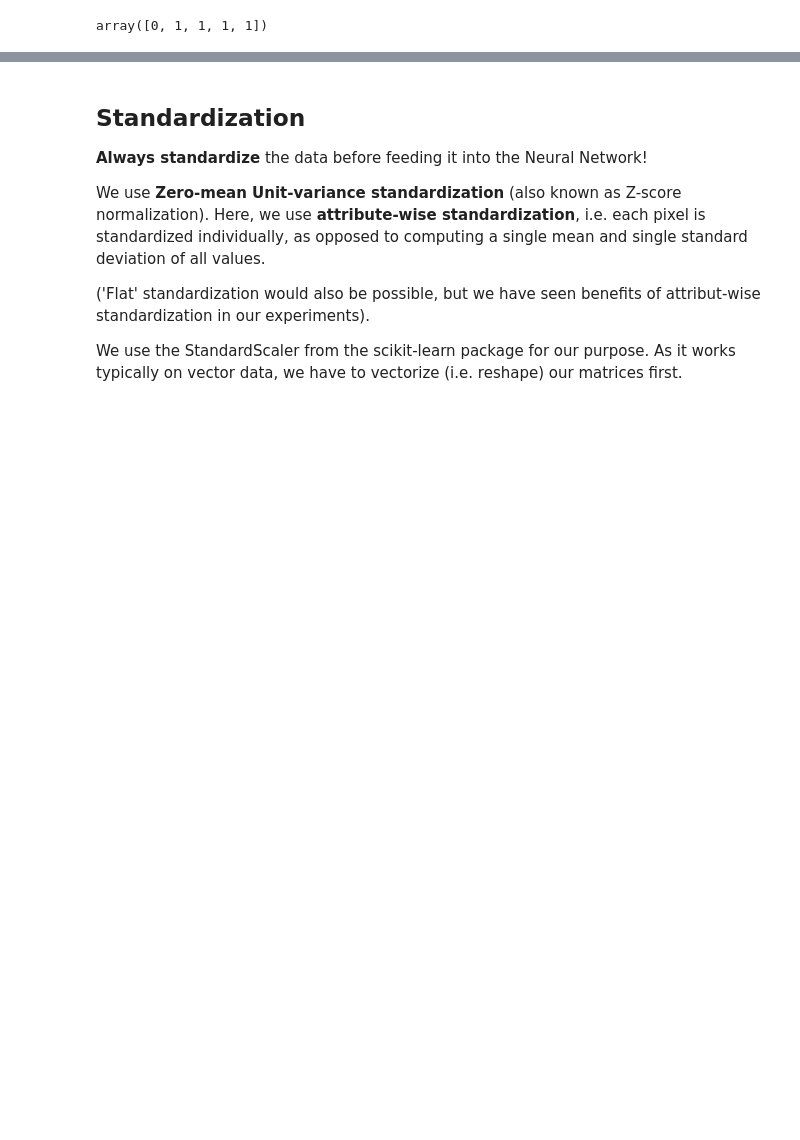
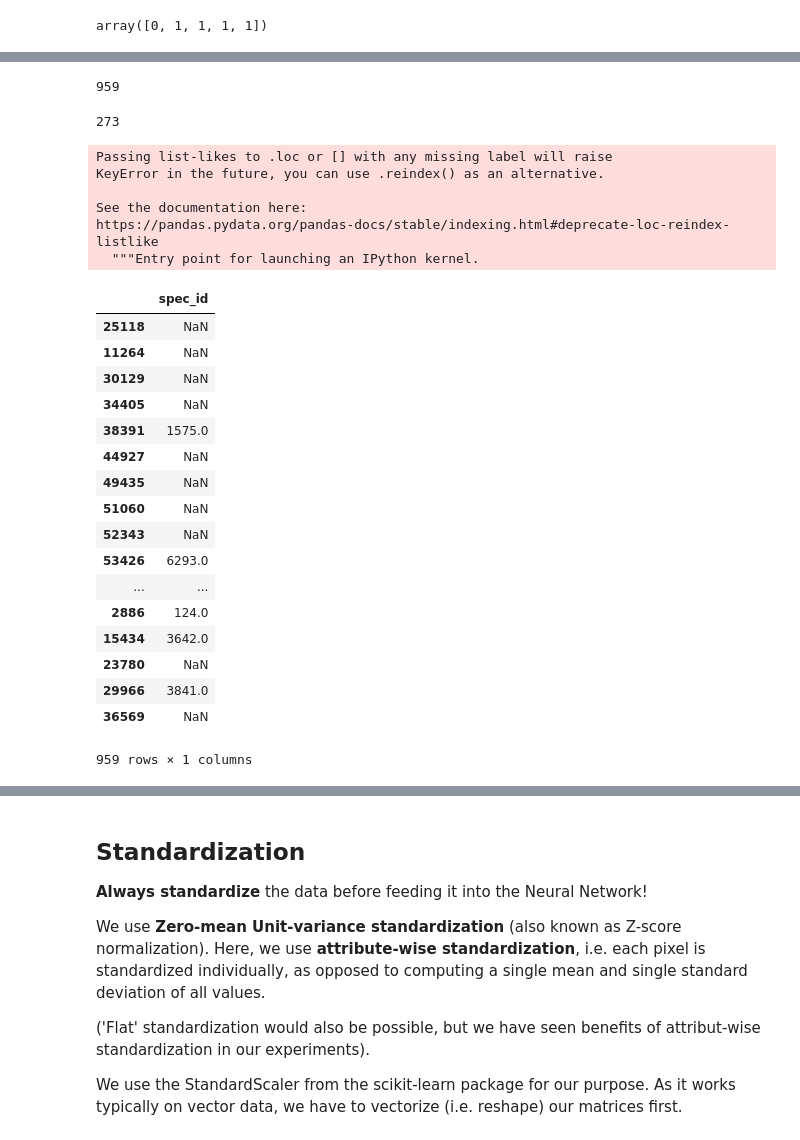
Before and after one commit to slychief/ismir2018_tutorial, a Jupyter notebook: Part_1_Instrumental_Genre_Mood_detection.ipynb, the cells around one changed output, grey strips where cells are left out. Cells and saved outputs as stored; diff of their text form; code cells hidden in the pictures; blank space fills up the shorter version.

```diff
--- a/Part_1_Instrumental_Genre_Mood_detection.ipynb
+++ b/Part_1_Instrumental_Genre_Mood_detection.ipynb
@@ -243,6 +252,6 @@ print(str(sum(np.logical_not(gt_final))) + " instrumental tracks")
 # %%
-# index in list of strings
-filelist = gt_final.index.tolist()
+# index in list of clip_ids
+clip_ids = gt_final.index.tolist()
 # convert boolean to int and store in other list
 classes = (gt_final * 1).tolist()
 # %%
@@ -369,0 +287,4 @@ if not load_features:
+# %%
+# create dataframe that associates the order of the spectrograms with the clip_ids
+spectrograms_clip_ids = pd.DataFrame({"spec_id": np.arange(spectrograms.shape[0])}, index = spec_clip_ids)
+spectrograms_clip_ids.head()
@@ -370 +298,36 @@ if not load_features:
+# %%
+len(clip_ids)
+# %% [output]
+959
+# %%
+len(set(clip_ids).intersection(set(spec_clip_ids)))
+# %% [output]
+273
+# %%
+spectrograms_clip_ids.loc[clip_ids]
+# %% [output]
+Passing list-likes to .loc or [] with any missing label will raise
+KeyError in the future, you can use .reindex() as an alternative.
+
+See the documentation here:
+https://pandas.pydata.org/pandas-docs/stable/indexing.html#deprecate-loc-reindex-listlike
+  """Entry point for launching an IPython kernel.
+|  | spec_id |
+| 25118 | NaN |
+| 11264 | NaN |
+| 30129 | NaN |
+| 34405 | NaN |
+| 38391 | 1575.0 |
+| 44927 | NaN |
+| 49435 | NaN |
+| 51060 | NaN |
+| 52343 | NaN |
+| 53426 | 6293.0 |
+| ... | ... |
+| 2886 | 124.0 |
+| 15434 | 3642.0 |
+| 23780 | NaN |
+| 29966 | 3841.0 |
+| 36569 | NaN |
+959 rows × 1 columns
 # %% [markdown]
```
Also changed, not shown: parts of 41 cells of this notebook.
